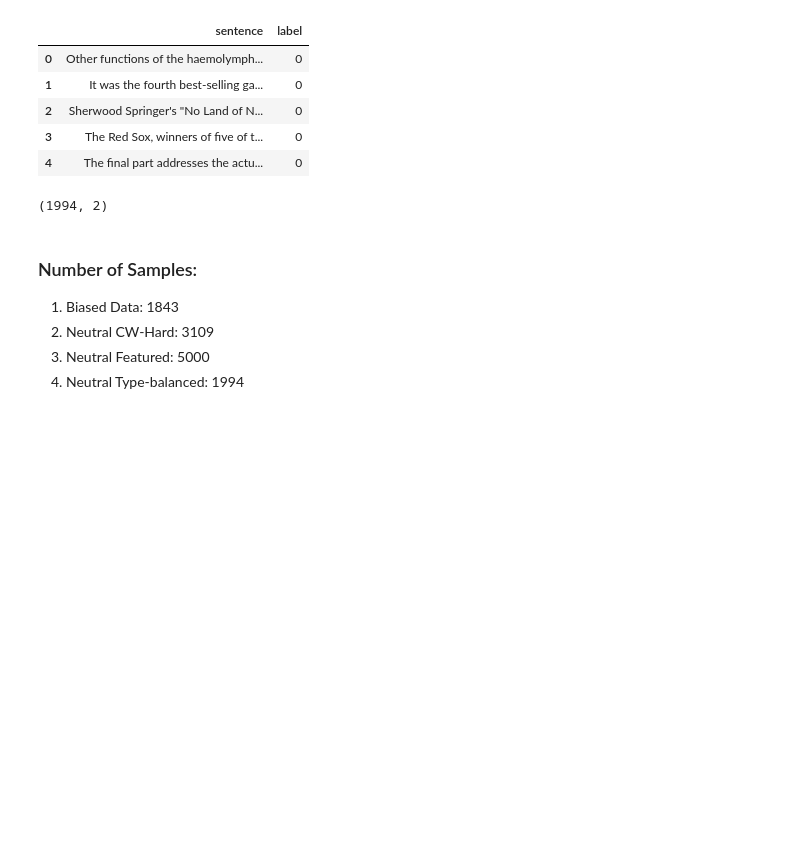
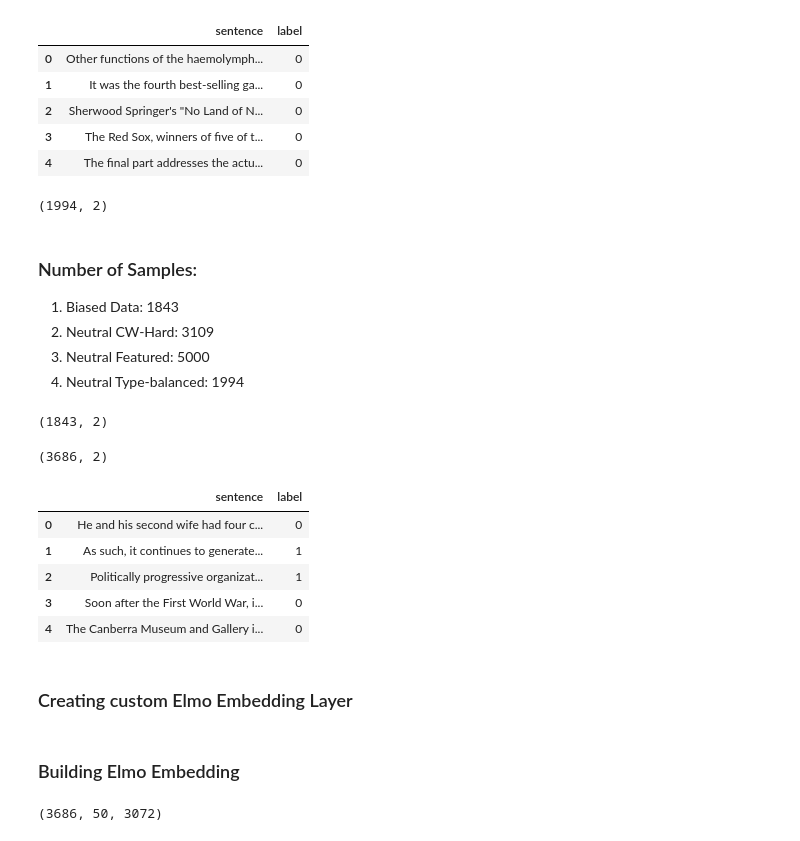
Before and after one commit to iamdsc/text_biasness_detection, a Jupyter notebook: text_biasness.ipynb, the cells around one changed output. Saved outputs shown, nothing was run; the diff lists cells and outputs as text; code cells hidden in the pictures; blank space fills up the shorter version.

```diff
--- a/text_biasness.ipynb
+++ b/text_biasness.ipynb
@@ -76,3 +96,27 @@ neutral_type_balanced_data.shape
 2.   Neutral CW-Hard: 3109
 3.   Neutral Featured: 5000
 4.   Neutral Type-balanced: 1994
+# %%
+# taking equal number of neutral sentences
+neutral_type_balanced_data = neutral_type_balanced_data[:len(biased_data)]
+neutral_type_balanced_data.shape
+# %% [output]
+(1843, 2)
+# %%
+# concatenating and shuffling the data
+text_data = pd.concat([biased_data, neutral_type_balanced_data]).sample(frac=1).reset_index(drop=True)
+# %%
+text_data.shape
+# %% [output]
+(3686, 2)
+# %%
+text_data.head()
+# %% [output]
+|  | sentence | label |
+| 0 | He and his second wife had four c... | 0 |
+| 1 | As such, it continues to generate... | 1 |
+| 2 | Politically progressive organizat... | 1 |
+| 3 | Soon after the First World War, i... | 0 |
+| 4 | The Canberra Museum and Gallery i... | 0 |
+# %% [markdown]
+### Creating custom Elmo Embedding Layer
@@ -78,0 +312,22 @@ neutral_type_balanced_data.shape
+# %% [markdown]
+### Building Elmo Embedding
+# %%
+# init embedding
+embedding = ELMoEmbeddings()
+
+# Embedding array - [3686, 50, 3072]
+elmo_embedding = []
+for sent in flatten_data:
+  sent_embedding = []
+  sent = sent.split()[:50]
+  sent.extend(['PAD']*(50-len(sent)))
+  sent = ' '.join(sent)
+  sentence = Sentence(sent)
+  embedding.embed(sentence)
+  for token in sentence:
+    sent_embedding.append(token.embedding.cpu().numpy())
+  elmo_embedding.append(np.array(sent_embedding))
+elmo_embedding = np.array(elmo_embedding)
+print(elmo_embedding.shape)
+# %% [output]
+(3686, 50, 3072)
```
Also changed, not shown: parts of 23 cells of this notebook.
